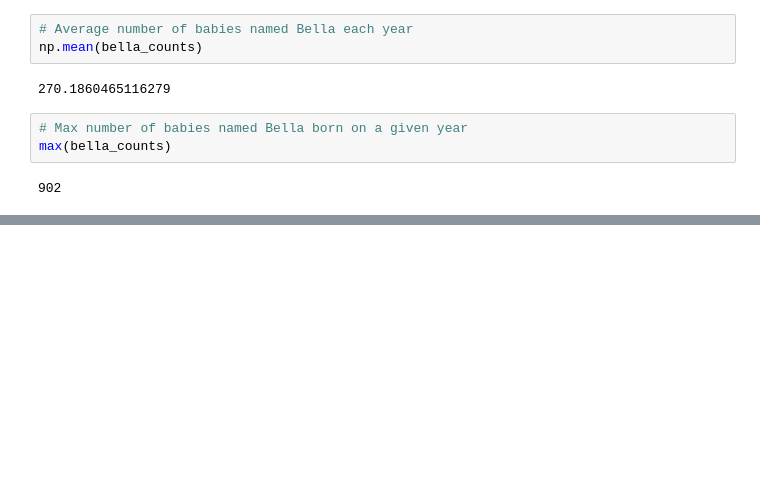
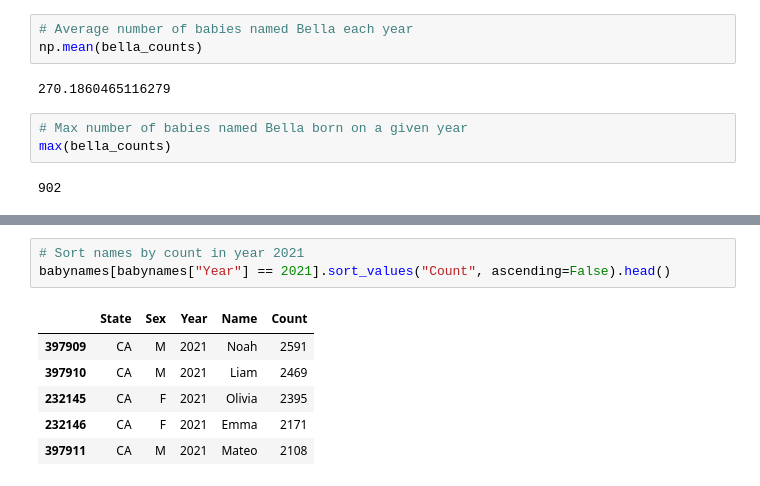
Before and after one commit to jordanarlan/UC-Berkeley-DS100, a Jupyter notebook: Week 2/Pandas II Notes.ipynb, the cells around one changed output, grey strips where cells are left out. Cells and saved outputs as stored; diff of their text form; blank space fills up the shorter version.

```diff
--- a/Week 2/Pandas II Notes.ipynb
+++ b/Week 2/Pandas II Notes.ipynb
@@ -137,0 +208,10 @@ max(bella_counts)
+# %%
+# Sort names by count in year 2021
+babynames[babynames["Year"] == 2021].sort_values("Count", ascending=False).head()
+# %% [output]
+|  | State | Sex | Year | Name | Count |
+| 397909 | CA | M | 2021 | Noah | 2591 |
+| 397910 | CA | M | 2021 | Liam | 2469 |
+| 232145 | CA | F | 2021 | Olivia | 2395 |
+| 232146 | CA | F | 2021 | Emma | 2171 |
+| 397911 | CA | M | 2021 | Mateo | 2108 |
```
Also changed, not shown: parts of 17 cells of this notebook.
